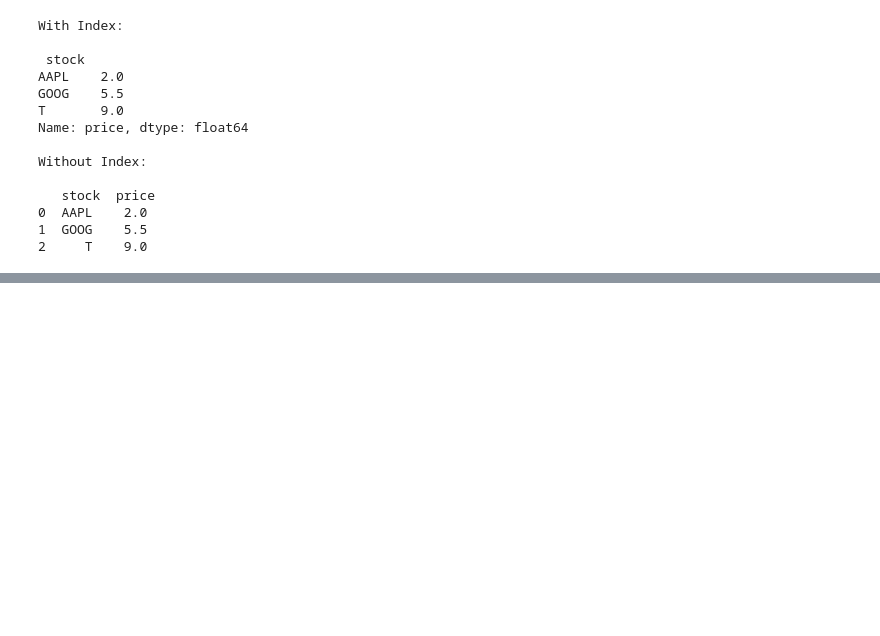
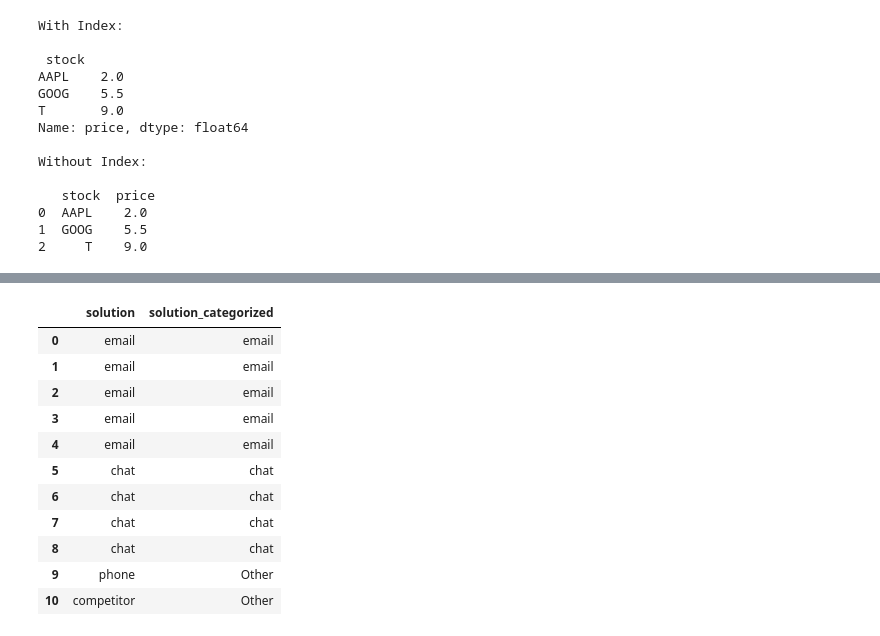
Before and after one commit to mattm/python-cheat-sheet, a Jupyter notebook: Data Frames.ipynb, the cells around one changed output, grey strips where cells are left out. Drawn from its saved outputs; the diff is of its cells as text; code cells hidden in the pictures; blank space fills up the shorter version.

```diff
--- a/Data Frames.ipynb
+++ b/Data Frames.ipynb
@@ -399,0 +430,3 @@ Without Index:
+# %%
+df = pd.DataFrame({"solution": ["email", "email", "email", "email", "email", "chat", "chat", "chat", "chat", "phone", "competitor"]})
+display(df)
@@ -399,0 +505,18 @@ Without Index:
+# %%
+# Putting it all togther:
+
+df["solution_categorized"] = df["solution"].mask(df["solution"].map(df["solution"].value_counts(normalize=True)) < 0.25, "Other")
+df
+# %% [output]
+|  | solution | solution_categorized |
+| 0 | email | email |
+| 1 | email | email |
+| 2 | email | email |
+| 3 | email | email |
+| 4 | email | email |
+| 5 | chat | chat |
+| 6 | chat | chat |
+| 7 | chat | chat |
+| 8 | chat | chat |
+| 9 | phone | Other |
+| 10 | competitor | Other |
```
Also changed, not shown: parts of 9 cells of this notebook, 7 other files.
